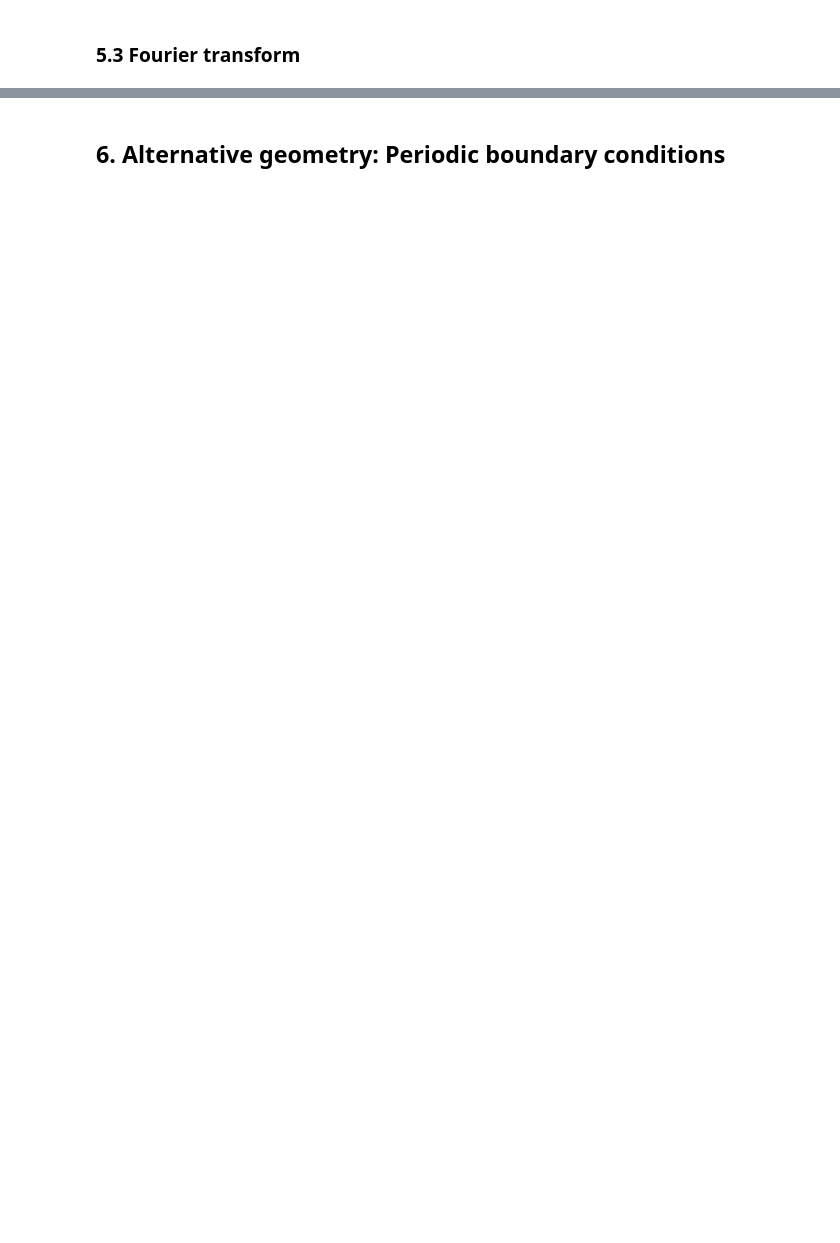
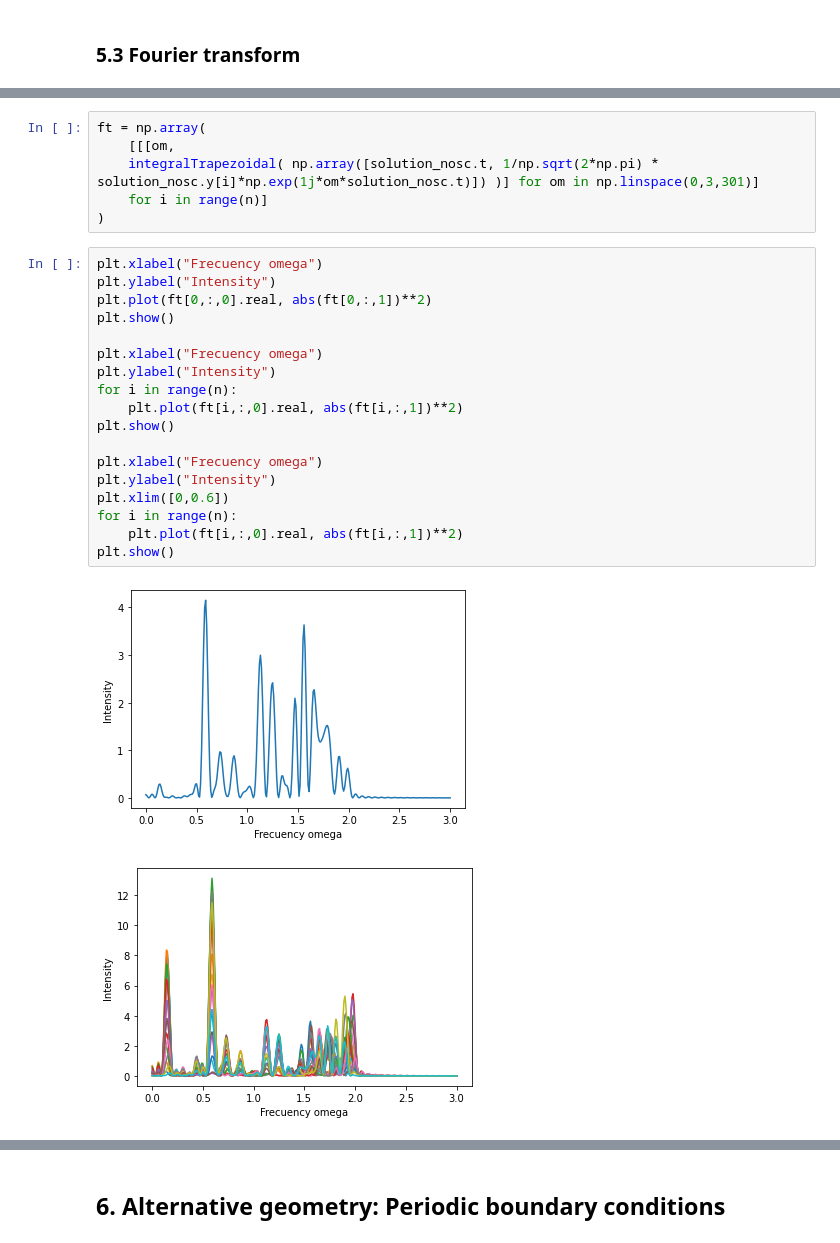
Before and after one commit to Xavier-ML/Computational-Physics-with-Python, a Jupyter notebook: 08_Eigenvalue_coupled_oscillators_template.ipynb, the cells around one changed output, grey strips where cells are left out. Saved outputs shown, nothing was run; the diff lists cells and outputs as text; blank space fills up the shorter version.

```diff
--- a/08_Eigenvalue_coupled_oscillators_template.ipynb
+++ b/08_Eigenvalue_coupled_oscillators_template.ipynb
@@ -432,0 +480,27 @@ def f_nsoc(t,y):
+# %%
+ft = np.array(
+    [[[om,
+    integralTrapezoidal( np.array([solution_nosc.t, 1/np.sqrt(2*np.pi) * solution_nosc.y[i]*np.exp(1j*om*solution_nosc.t)]) )] for om in np.linspace(0,3,301)]
+    for i in range(n)]
+)
+# %%
+plt.xlabel("Frecuency omega")
+plt.ylabel("Intensity")
+plt.plot(ft[0,:,0].real, abs(ft[0,:,1])**2)
+plt.show()
+
+plt.xlabel("Frecuency omega")
+plt.ylabel("Intensity")
+for i in range(n):
+    plt.plot(ft[i,:,0].real, abs(ft[i,:,1])**2)
+plt.show()
+
+plt.xlabel("Frecuency omega")
+plt.ylabel("Intensity")
+plt.xlim([0,0.6])
+for i in range(n):
+    plt.plot(ft[i,:,0].real, abs(ft[i,:,1])**2)
+plt.show()
+# %% [output]
+[figure, added]
+[figure, added]
```
Also changed, not shown: parts of 7 cells of this notebook.
